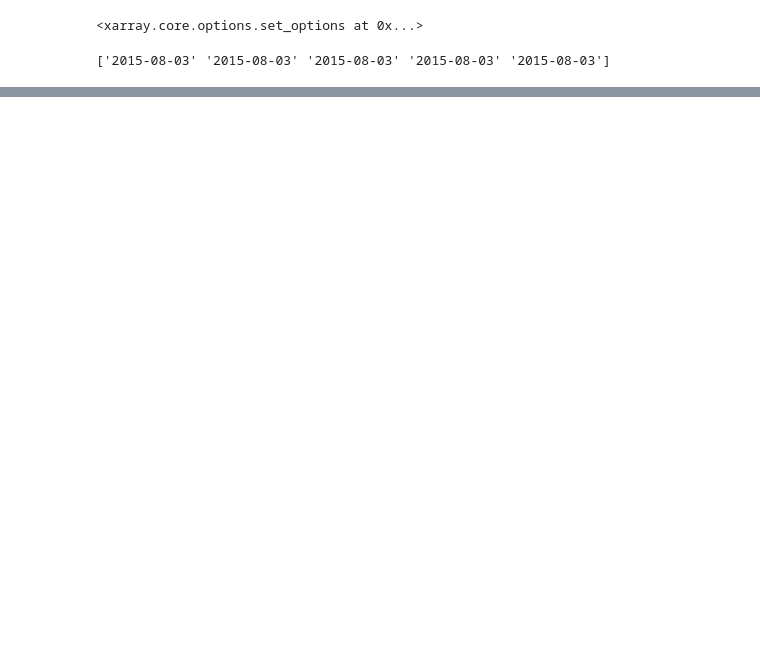
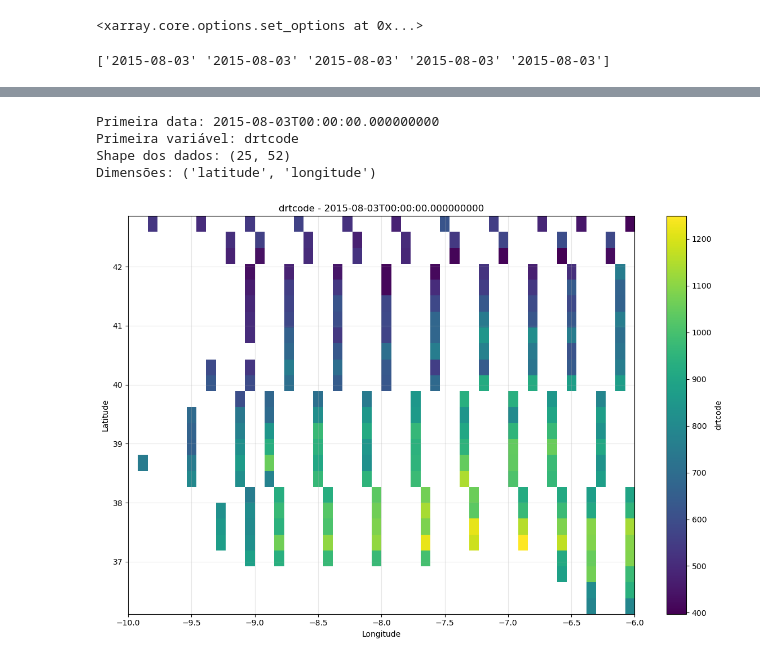
Before and after one commit to rafael-bork/FIRE-HACK-Project, a Jupyter notebook: Notebooks/2Transformation/1CDS_NetCDF_ union_into_SL.ipynb, the cells around one changed output, grey strips where cells are left out. Saved outputs shown, nothing was run; the diff lists cells and outputs as text; code cells hidden in the pictures; blank space fills up the shorter version.

```diff
--- a/Notebooks/2Transformation/1CDS_NetCDF_ union_into_SL.ipynb
+++ b/Notebooks/2Transformation/1CDS_NetCDF_ union_into_SL.ipynb
@@ -596,0 +367,17 @@ shp = shp.to_crs("EPSG:4326")
+# %%
+# 1. Converter longitude de 0-360° para -180° a 180°
+ds_FWI = ds_FWI.assign_coords(longitude=(((ds_FWI.longitude + 180) % 360) - 180))
+
+# 2. Redimensionar para ter latitude e longitude como dimensões coordenadas
+ds_FWI = ds_FWI.set_index(values=('latitude', 'longitude')).unstack('values')
+
+# 3. Criar dataset com todas as horas para cada dia
+# Primeiro crie um dataset com a resolução horária
+times_hourly = pd.date_range(start=ds_FWI.valid_time.min().values,
+                            end=ds_FWI.valid_time.max().values + pd.Timedelta(hours=23),
+                            freq='H')
+
+# Interpolar para todas as horas mantendo o mesmo valor para todo o dia
+ds_FWI = ds_FWI.reindex(valid_time=times_hourly, method='ffill')
+
+print(ds_FWI)
@@ -596,0 +403,43 @@ shp = shp.to_crs("EPSG:4326")
+# %%
+import matplotlib.pyplot as plt
+import numpy as np
+
+# Selecionar a primeira data e primeira variável
+first_date = ds_FWI.valid_time[0].values
+first_var = list(ds_FWI.data_vars.keys())[0]
+
+print(f"Primeira data: {first_date}")
+print(f"Primeira variável: {first_var}")
+
+# Obter os dados
+plot_data = ds_FWI[first_var].isel(valid_time=0)
+
+print(f"Shape dos dados: {plot_data.shape}")
+print(f"Dimensões: {plot_data.dims}")
+
+# MÉTODO CORRETO para grade regular
+fig, ax = plt.subplots(figsize=(12, 8))
+
+# Usar imshow com extent - FUNCIONA SEMPRE para grades regulares
+im = ax.imshow(plot_data.values,
+               extent=[ds_FWI.longitude.min(), ds_FWI.longitude.max(),
+                       ds_FWI.latitude.min(), ds_FWI.latitude.max()],
+               origin='lower',
+               cmap='viridis',
+               aspect='auto')
+
+cbar = plt.colorbar(im, ax=ax)
+cbar.set_label(first_var)
+ax.set_title(f'{first_var} - {first_date}')
+ax.set_xlabel('Longitude')
+ax.set_ylabel('Latitude')
+ax.grid(True, alpha=0.3)
+
+plt.tight_layout()
+plt.show()
+# %% [output]
+Primeira data: 2015-08-03T00:00:00.000000000
+Primeira variável: drtcode
+Shape dos dados: (25, 52)
+Dimensões: ('latitude', 'longitude')
+[figure, added]
```
Also changed, not shown: parts of 42 cells of this notebook, 3 other files.
